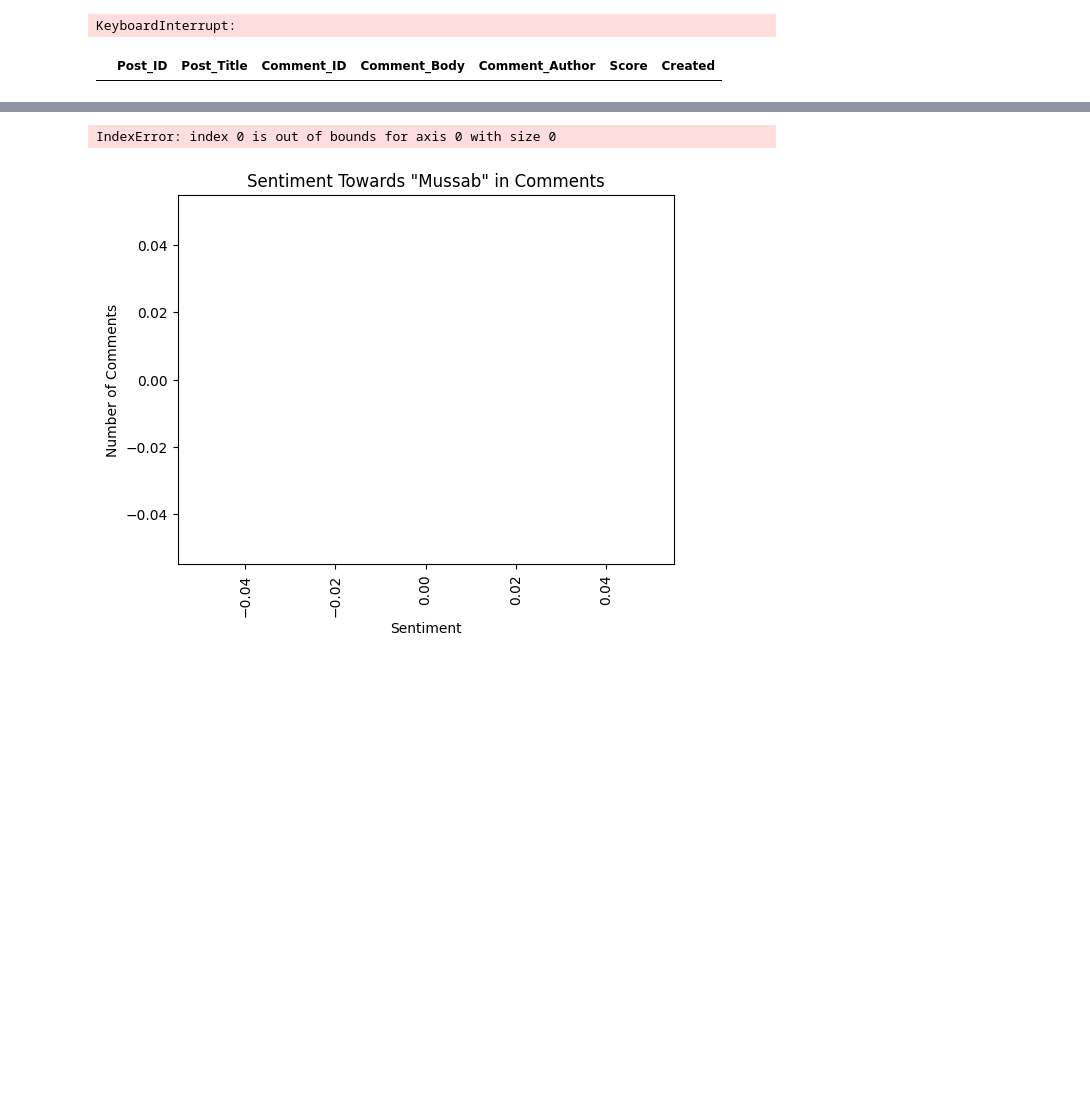
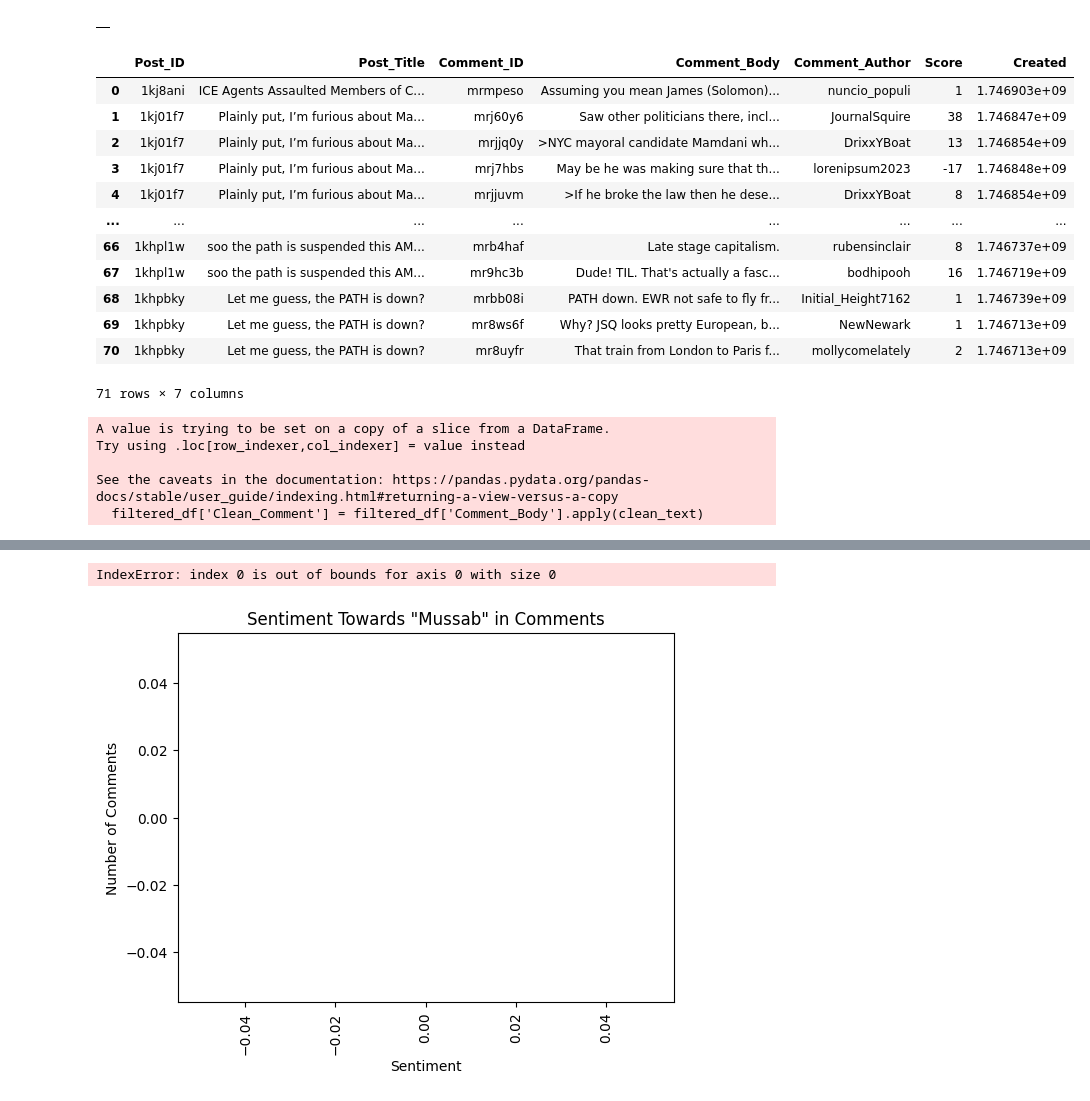
Before and after one commit to azrabano23/ali-reddit-sentiment-analysis, a Jupyter notebook: main.ipynb, the cells around one changed output, grey strips where cells are left out. Saved outputs shown, nothing was run; the diff lists cells and outputs as text; code cells hidden in the pictures; blank space fills up the shorter version.

```diff
--- a/main.ipynb
+++ b/main.ipynb
@@ -14,8 +14,8 @@ import re
 # Create an empty list to store each row
 comments_data = []
 
-subreddit = reddit.subreddit("jerseycity+northjersey+hudsoncounty")  # Change to your subreddit of choice
-for submission in subreddit.new(limit=None):  # You can change the limit
+subreddit = reddit.subreddit("jerseycity")  # Change to your subreddit of choice
+for submission in subreddit.new(limit=1000):  # You can change the limit
     submission.comments.replace_more(limit=0)  # To flatten comment tree and remove 'MoreComments' objects
     for comment in submission.comments.list():
         comments_data.append({
@@ -31,14 +31,30 @@ for submission in subreddit.new(limit=None):  # You can change the limit
 comments_df = pd.DataFrame(comments_data)
 comments_df.head()
 # %% [output]
-KeyboardInterrupt:
+|  |
 # %%
-subject = "mussab"
-# Filter comments containing the subject (case-insensitive)
-filtered_df = comments_df[comments_df['Comment_Body'].str.lower().str.contains(subject.lower())]
-filtered_df.head()
+subjects = ["mayor", "mussab", "ali", "boe"]
+filtered_df = pd.DataFrame()
+
+for subject in subjects:
+    matches = comments_df[comments_df['Comment_Body'].str.lower().str.contains(subject.lower(), na=False)]
+    filtered_df = pd.concat([filtered_df, matches], ignore_index=True)
+
+filtered_df
 # %% [output]
 |  | Post_ID | Post_Title | Comment_ID | Comment_Body | Comment_Author | Score | Created |
+| 0 | 1kj8ani | ICE Agents Assaulted Members of C... | mrmpeso | Assuming you mean James (Solomon)... | nuncio_populi | 1 | 1.746903e+09 |
+| 1 | 1kj01f7 | Plainly put, I’m furious about Ma... | mrj60y6 | Saw other politicians there, incl... | JournalSquire | 38 | 1.746847e+09 |
+| 2 | 1kj01f7 | Plainly put, I’m furious about Ma... | mrjjq0y | >NYC mayoral candidate Mamdani wh... | DrixxYBoat | 13 | 1.746854e+09 |
+| 3 | 1kj01f7 | Plainly put, I’m furious about Ma... | mrj7hbs | May be he was making sure that th... | lorenipsum2023 | -17 | 1.746848e+09 |
+| 4 | 1kj01f7 | Plainly put, I’m furious about Ma... | mrjjuvm | >If he broke the law then he dese... | DrixxYBoat | 8 | 1.746854e+09 |
+| ... | ... | ... | ... | ... | ... | ... | ... |
+| 66 | 1khpl1w | soo the path is suspended this AM... | mrb4haf | Late stage capitalism. | rubensinclair | 8 | 1.746737e+09 |
+| 67 | 1khpl1w | soo the path is suspended this AM... | mr9hc3b | Dude! TIL. That's actually a fasc... | bodhipooh | 16 | 1.746719e+09 |
+| 68 | 1khpbky | Let me guess, the PATH is down? | mrbb08i | PATH down. EWR not safe to fly fr... | Initial_Height7162 | 1 | 1.746739e+09 |
+| 69 | 1khpbky | Let me guess, the PATH is down? | mr8ws6f | Why? JSQ looks pretty European, b... | NewNewark | 1 | 1.746713e+09 |
+| 70 | 1khpbky | Let me guess, the PATH is down? | mr8uyfr | That train from London to Paris f... | mollycomelately | 2 | 1.746713e+09 |
+71 rows × 7 columns
 # %%
 import re
 
@@ -51,6 +67,12 @@ def clean_text(text):
     return text
 
 filtered_df['Clean_Comment'] = filtered_df['Comment_Body'].apply(clean_text)
+# %% [output]
+A value is trying to be set on a copy of a slice from a DataFrame.
+Try using .loc[row_indexer,col_indexer] = value instead
+
+See the caveats in the documentation: https://pandas.pydata.org/pandas-docs/stable/user_guide/indexing.html#returning-a-view-versus-a-copy
+  filtered_df['Clean_Comment'] = filtered_df['Comment_Body'].apply(clean_text)
 # %%
 from textblob import TextBlob
 
```
Also changed, not shown: parts of 1 cell of this notebook.
